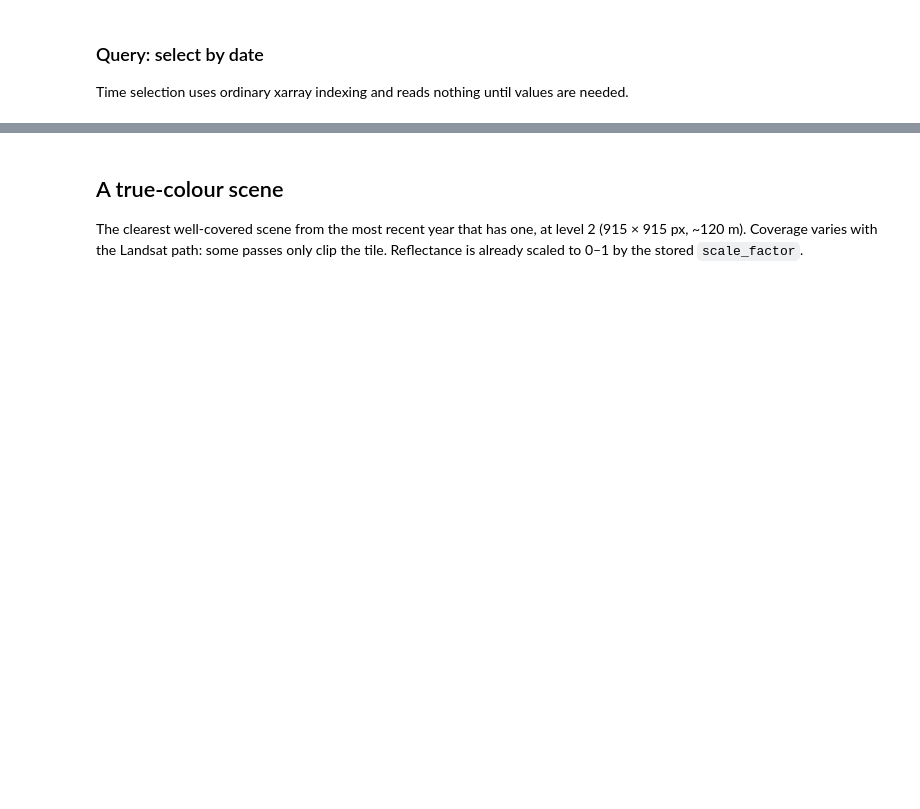
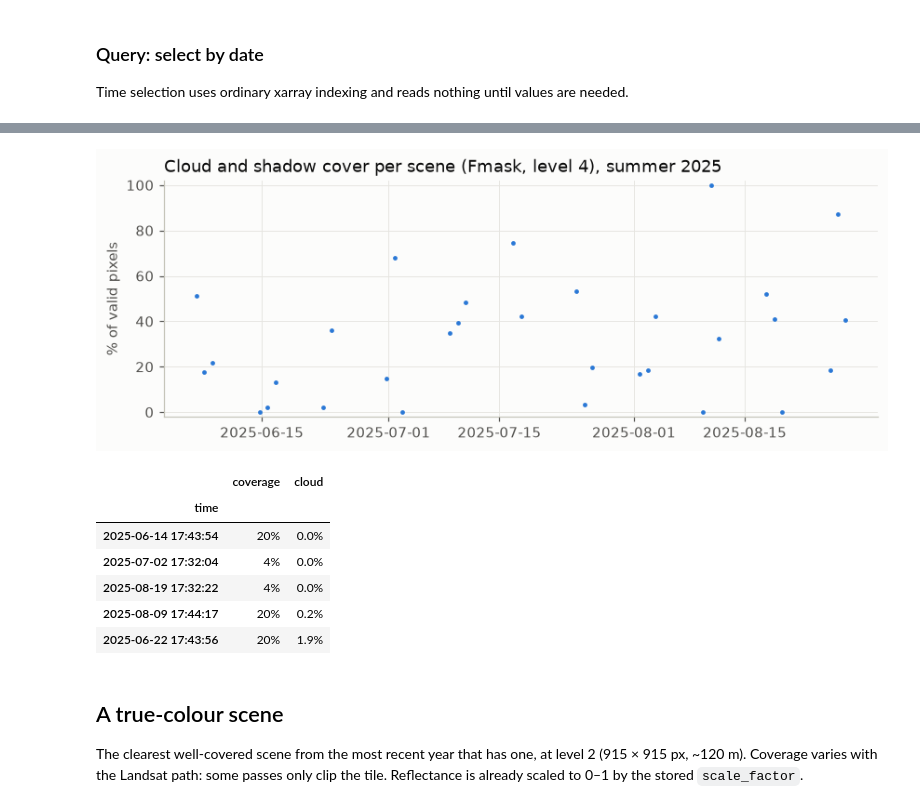
Before and after one commit to developmentseed/hls-virtualizarr-data-pipelines, a Jupyter notebook: notebooks/explore_t13sda.ipynb, the cells around one changed output, grey strips where cells are left out. Drawn from its saved outputs; the diff is of its cells as text; code cells hidden in the pictures; blank space fills up the shorter version.

```diff
--- a/notebooks/explore_t13sda.ipynb
+++ b/notebooks/explore_t13sda.ipynb
@@ -65,6 +61,10 @@ LOCAL_REPO = os.environ.get("HLS_CUBE_LOCAL")
 
 # How COG bytes are fetched from LP DAAC: "https" anywhere, "s3" inside us-west-2.
 ACCESS = os.environ.get("LPDAAC_ACCESS", "https")
+
+# Cloud cover for every scene in the archive (~4,700 small reads: ~15 min over https).
+# False checks only the latest summer's scenes, enough to pick a clear one to show.
+SCAN_ALL_CLOUDS = False
 
 # Time-series point (lon, lat): irrigated orchards on the Rio Grande at Velarde.
 POINT = (-105.97, 36.17)
@@ -259,6 +330,10 @@ ingest; it holds only fill.
 # %%
-with timed(f"read Fmask level 4 for {len(times)} scenes"):
-    fmask = load(open_level(["Fmask"], 4, raw=True).Fmask)
+summers = sorted({t.year for t in times if 6 <= t.month <= 8})
+latest_summer = times[(times.year == summers[-1]) & times.month.isin([6, 7, 8])]
+scan_times = times if SCAN_ALL_CLOUDS else latest_summer
+
+with timed(f"read Fmask level 4 for {len(scan_times)} scenes"):
+    fmask = load(open_level(["Fmask"], 4, raw=True).Fmask.sel(time=scan_times))
 
 valid = fmask != FMASK_FILL
 n_valid = valid.sum(("y", "x"))
@@ -268,7 +343,7 @@ scenes = pd.DataFrame(
         "cloud": (((fmask & CLOUDY_BITS) > 0) & valid).sum(("y", "x")).values
         / np.maximum(n_valid.values, 1),
     },
-    index=times,
+    index=scan_times,
 )
 empty = scenes.coverage == 0
 scenes.loc[empty, "cloud"] = np.nan
@@ -277,15 +364,27 @@ scenes.describe().round(2)
 # %%
 fig, ax = plt.subplots(figsize=(9, 3))
 ax.scatter(scenes.index, scenes.cloud * 100, s=10, color=BLUE, linewidths=0)
-ax.set_title("Cloud and shadow cover per scene (Fmask, level 4)")
+ax.set_title(
+    "Cloud and shadow cover per scene (Fmask, level 4)"
+    + ("" if SCAN_ALL_CLOUDS else f", summer {summers[-1]}")
+)
 ax.set_ylabel("% of valid pixels")
 ax.set_ylim(-2, 102)
 plt.show()
 
 clearest = (
     scenes.dropna().sort_values(["cloud", "coverage"], ascending=[True, False]).head(5)
 )
 clearest.style.format({"coverage": "{:.0%}", "cloud": "{:.1%}"})
+# %% [output]
+[figure, added]
+|  | coverage | cloud |
+| time |  |  |
+| 2025-06-14 17:43:54 | 20% | 0.0% |
+| 2025-07-02 17:32:04 | 4% | 0.0% |
+| 2025-08-19 17:32:22 | 4% | 0.0% |
+| 2025-08-09 17:44:17 | 20% | 0.2% |
+| 2025-06-22 17:43:56 | 20% | 1.9% |
 # %% [markdown]
 ## A true-colour scene
 
```
Also changed, not shown: parts of 16 cells of this notebook.
